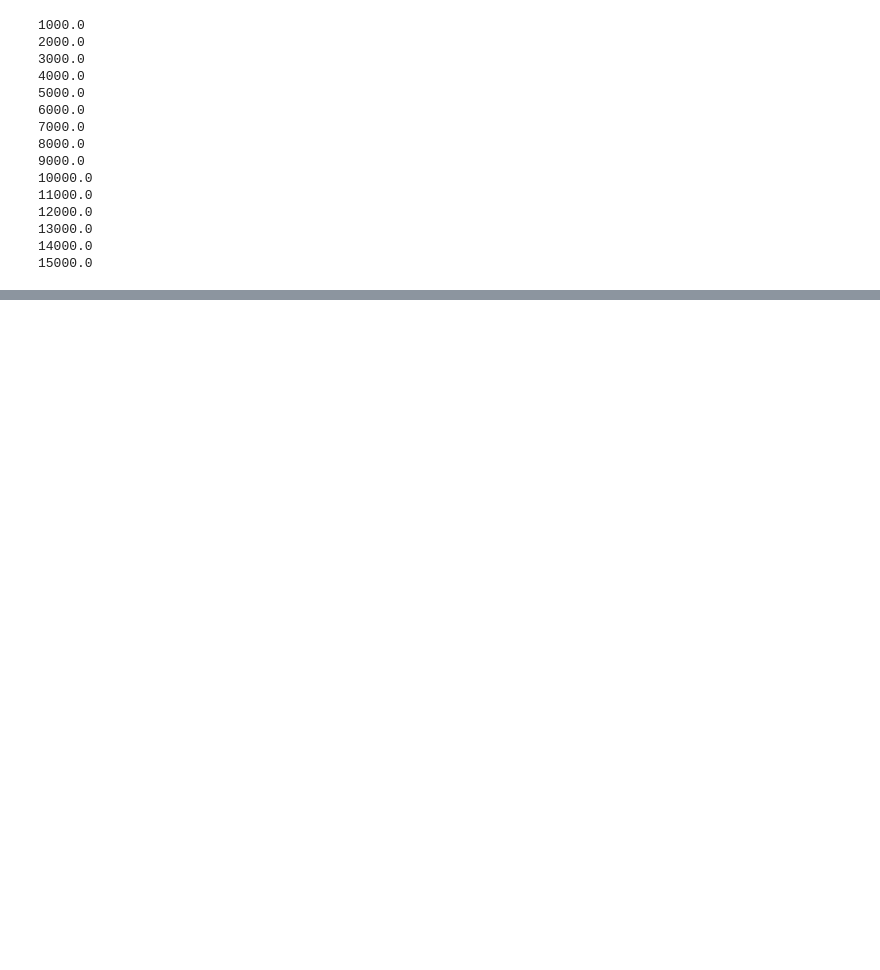
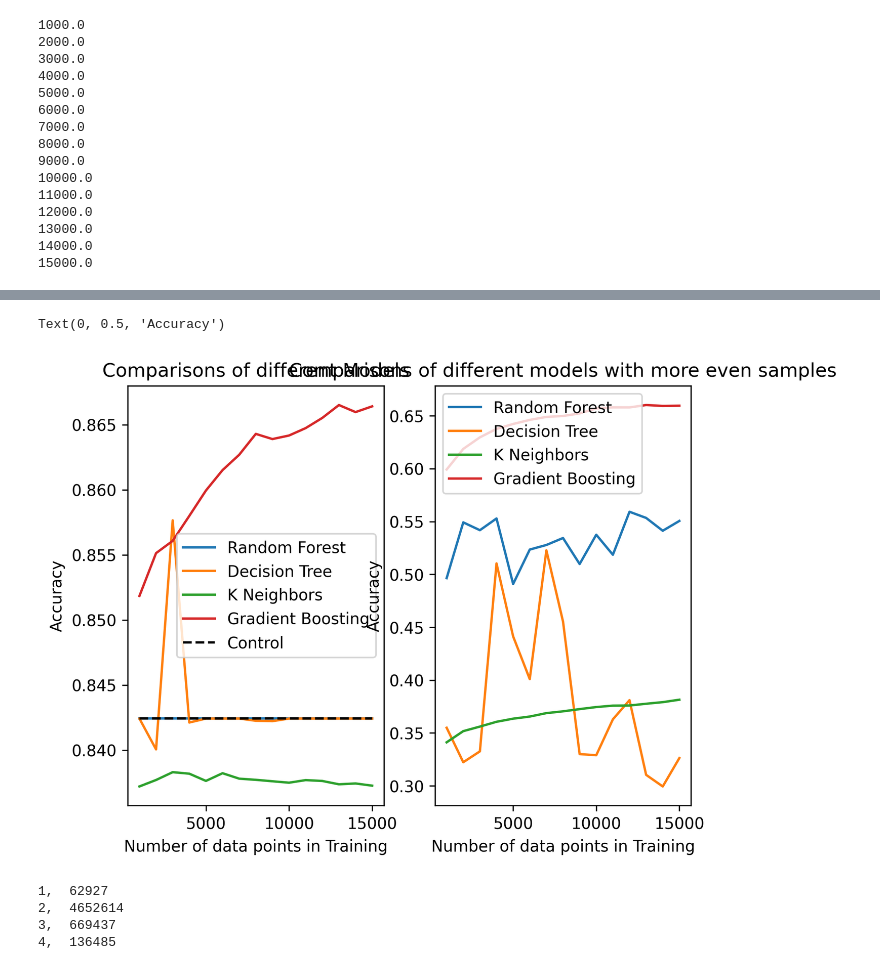
Before and after one commit to abraham-harris/crash-severity, a Jupyter notebook: notebooks/Accident_Complete_Code.ipynb, the cells around one changed output, grey strips where cells are left out. Cells and saved outputs as stored; diff of their text form; code cells hidden in the pictures; blank space fills up the shorter version.

```diff
--- a/notebooks/Accident_Complete_Code.ipynb
+++ b/notebooks/Accident_Complete_Code.ipynb
@@ -316,9 +318,9 @@ for n in N:
     print(n)
     X_tr = X_train.iloc[:int(n)]
     y_tr = y_train.iloc[:int(n)]
-    G = GradientBoostingClassifier(max_depth = 8, max_features = 'sqrt', n_estimators = 150)
-    forest = RandomForestClassifier(max_depth = 6, max_features = 'sqrt', n_estimators = 50,warm_start=False)
-    D = DecisionTreeClassifier(criterion = 'gini', max_depth = 6, max_features = 'sqrt', min_samples_leaf = 3, min_samples_split = 16)
+    G = GradientBoostingClassifier(max_depth = 8, max_features = 'sqrt', n_estimators = 100)
+    forest = RandomForestClassifier(max_depth = 2, max_features = 'sqrt', n_estimators = 50,warm_start=False)
+    D = DecisionTreeClassifier(criterion = 'log_loss', max_depth = 3, max_features = 'sqrt', min_samples_leaf = 3, min_samples_split = 16)
     K = KNeighborsClassifier(leaf_size = 15, n_neighbors = 6, weights = 'uniform')
     G.fit(X_tr,y_tr)
     D.fit(X_tr,y_tr)
@@ -364,0 +380,17 @@ Text(0, 0.5, 'Accuracy')
+# %%
+X_train2 = X_train2.drop(columns=["Start_Time", "End_Time", "Timezone","End_Lat", "End_Lng","Street"])
+X_test2 = X_test2.drop(columns=["Start_Time", "End_Time", "Timezone","End_Lat", "End_Lng","Street"])
+# %%
+# data imputation
+need_imputation = ["Humidity(%)", "Visibility(mi)", "Precipitation(in)"]
+
+imputation_strategy = {
+    "Humidity(%)": "median",
+    "Visibility(mi)": "median",
+    "Precipitation(in)": "median",
+}
+
+for col in need_imputation:
+    imputer = SimpleImputer(strategy=imputation_strategy[col])
+    X_train2[col] = imputer.fit_transform(X_train2[col].values.reshape(-1, 1))
+    X_test2[col] = imputer.transform(X_test2[col].values.reshape(-1, 1))
@@ -364,0 +443,39 @@ Text(0, 0.5, 'Accuracy')
+# %%
+plt.subplot(1,2,1)
+plt.plot(N, Flist, label = "Random Forest")
+plt.plot(N, Dlist, label = "Decision Tree")
+plt.plot(N, Klist, label = "K Neighbors")
+plt.plot(N, Glist, label = "Gradient Boosting")
+plt.plot(N,ControlList,"k--", label = "Control")
+plt.legend()
+plt.title("Comparisons of different Models")
+plt.xlabel("Number of data points in Training")
+plt.ylabel("Accuracy")
+
+plt.subplot(1,2,2)
+plt.plot(N, F2list, label = "Random Forest")
+plt.plot(N, D2list, label = "Decision Tree")
+plt.plot(N, K2list, label = "K Neighbors")
+plt.plot(N, G2list, label = "Gradient Boosting")
+#plt.plot(N,ControlList, label = "Control")
+plt.legend(loc = "upper left")
+plt.title("Comparisons of different models with more even samples")
+plt.xlabel("Number of data points in Training")
+plt.ylabel("Accuracy")
+# %% [output]
+Text(0, 0.5, 'Accuracy')
+[figure, added]
+# %%
+df_Sep1 = df_Sep.loc[df["Severity"] == 1]
+df_Sep4 = df_Sep.loc[df["Severity"] == 4]
+df_Sep3 = df_Sep.loc[df["Severity"] == 3]
+df_Sep2 = df_Sep.loc[df["Severity"] == 2]
+print("1, ", len(df_Sep1))
+print("2, ", len(df_Sep2))
+print("3, ", len(df_Sep3))
+print("4, ", len(df_Sep4))
+# %% [output]
+1,  62927
+2,  4652614
+3,  669437
+4,  136485
```
Also changed, not shown: parts of 6 cells of this notebook.
